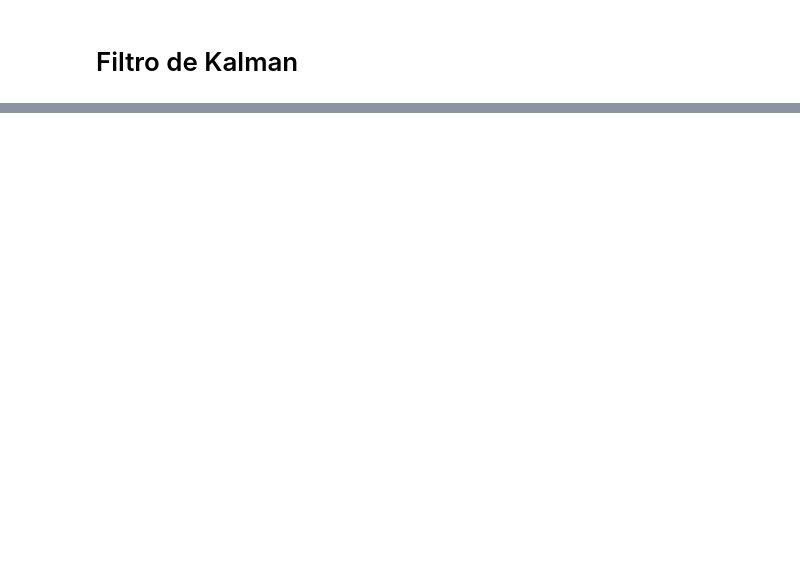
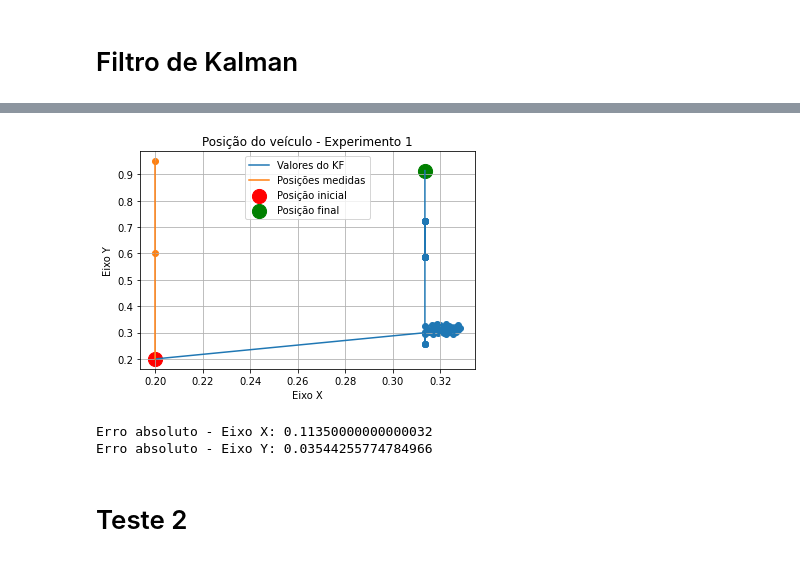
Before and after one commit to ruanfelipe7/TCC-Kalman-Filter, a Jupyter notebook: kalmanFilter.ipynb, the cells around one changed output, grey strips where cells are left out. Drawn from its saved outputs; the diff is of its cells as text; code cells hidden in the pictures; blank space fills up the shorter version.

```diff
--- a/kalmanFilter.ipynb
+++ b/kalmanFilter.ipynb
@@ -169,0 +232,26 @@ UFuncTypeError: Cannot cast ufunc 'inv' input from dtype('O') to dtype('float64'
+# %%
+P_atual = np.matrix([[0.1, 0, 0, 0, 0], [0, 0.1, 0, 0, 0], [0, 0, 0.1, 0, 0], [0, 0, 0, 0.1, 0], [0, 0, 0, 0, 0.1]])
+posicao_atual = [0.2, 0.2, 0, 0, 0]
+deltaT = 0.25
+posX = [posicao_atual[0]]
+posY = [posicao_atual[1]]
+vX = [posicao_atual[2]]
+vY = [posicao_atual[3]]
+theta = [posicao_atual[4]]
+index = 0
+for ac, gy, di in zip(accel, gyros, distances):
+    index += 1
+    ac = ac - 0.07
+    print(f'Aceleração - {ac}\n')
+    print(f'Giro - {gy}\n')
+    print(f'Index: {index}\n')
+    posicao_atual, P_atual = filtroDeKalman(posicao_atual, deltaT, [ac, gy], P_atual, di)
+    print(f'Estado atual: {posicao_atual}')
+    print("***********************************************************************\n\n")
+    print(f'P atual: {P_atual}')
+    print("***********************************************************************\n\n")
+    posX.append(posicao_atual[0])
+    posY.append(posicao_atual[1])
+    vX.append(posicao_atual[2])
+    vY.append(posicao_atual[3])
+    theta.append(posicao_atual[4])
@@ -169,0 +276,23 @@ UFuncTypeError: Cannot cast ufunc 'inv' input from dtype('O') to dtype('float64'
+# %%
+valoresX = [0.2, 0.2, 0.2]
+valoresY = [0.2, 0.6, 0.95]
+plt.plot(posX, posY, label='Valores do KF')
+plt.plot(valoresX, valoresY, label='Posições medidas')
+plt.ylabel('Eixo Y')
+plt.xlabel('Eixo X')
+plt.title('Posição do veículo - Experimento 1')
+plt.scatter(posX, posY)
+plt.scatter(valoresX, valoresY)
+plt.scatter(posX[0], posY[0], color='red', s=200, label='Posição inicial')
+plt.scatter(posX[-1], posY[-1], color='green', s=200, label='Posição final')
+plt.legend()
+plt.grid()
+plt.show()
+print(f'Erro absoluto - Eixo X: {np.abs(valoresX[-1] - posX[-1])}')
+print(f'Erro absoluto - Eixo Y: {np.abs(valoresY[-1] - posY[-1])}')
+# %% [output]
+[figure, added]
+Erro absoluto - Eixo X: 0.11350000000000032
+Erro absoluto - Eixo Y: 0.03544255774784966
+# %% [markdown]
+# Teste 2
```
Also changed, not shown: parts of 45 cells of this notebook, 26 other files.
